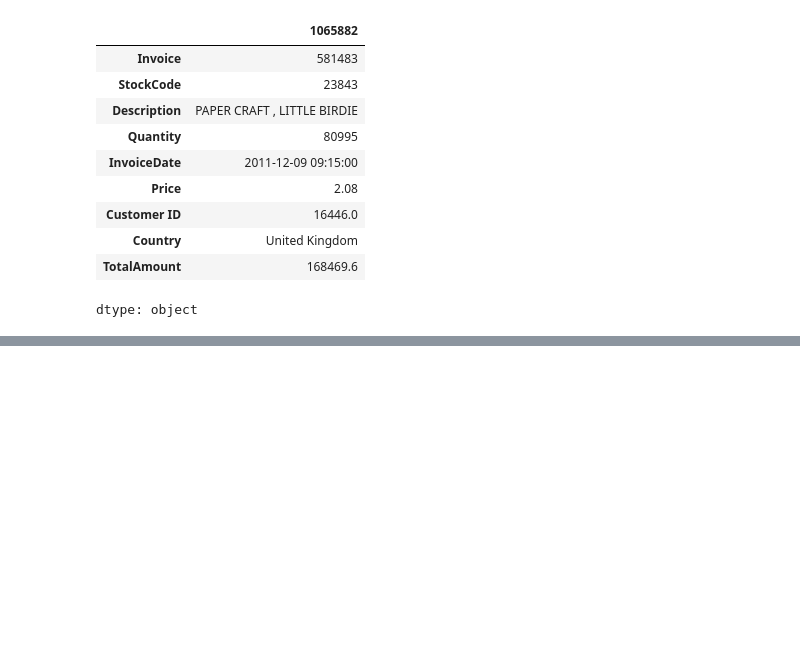
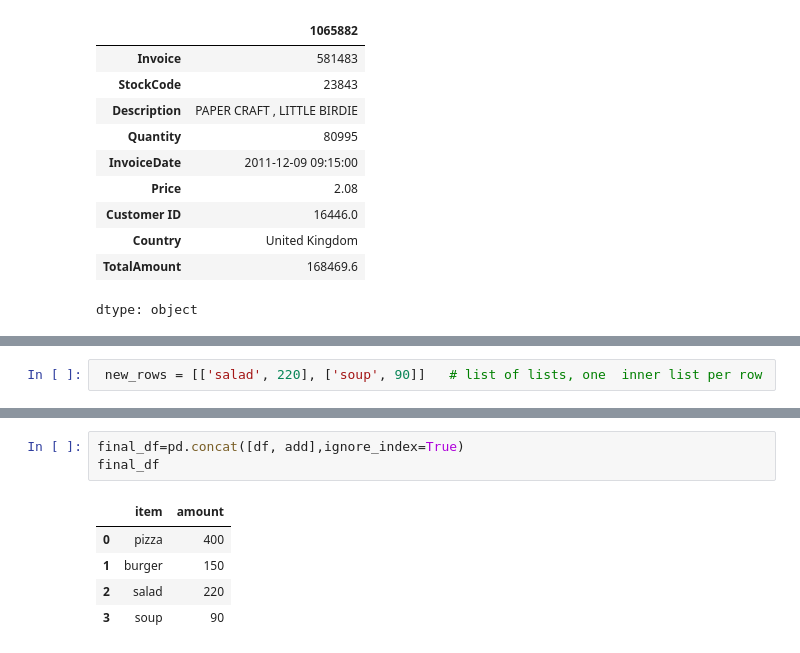
Before and after one commit to manojbaliyan16/AI-ML, a Jupyter notebook: Module_1_NP_PD/notebooks/Session_5.ipynb, the cells around one changed output, grey strips where cells are left out. Drawn from its saved outputs; the diff is of its cells as text; blank space fills up the shorter version.

```diff
--- a/Module_1_NP_PD/Session_5.ipynb
+++ b/Module_1_NP_PD/notebooks/Session_5.ipynb
@@ -901,0 +997,2 @@ dtype: object
+# %%
+ new_rows = [['salad', 220], ['soup', 90]]   # list of lists, one  inner list per row
@@ -901,0 +1006,9 @@ dtype: object
+# %%
+final_df=pd.concat([df, add],ignore_index=True)
+final_df
+# %% [output]
+|  | item | amount |
+| 0 | pizza | 400 |
+| 1 | burger | 150 |
+| 2 | salad | 220 |
+| 3 | soup | 90 |
```
Also changed, not shown: parts of 11 cells of this notebook, 13 other files.
